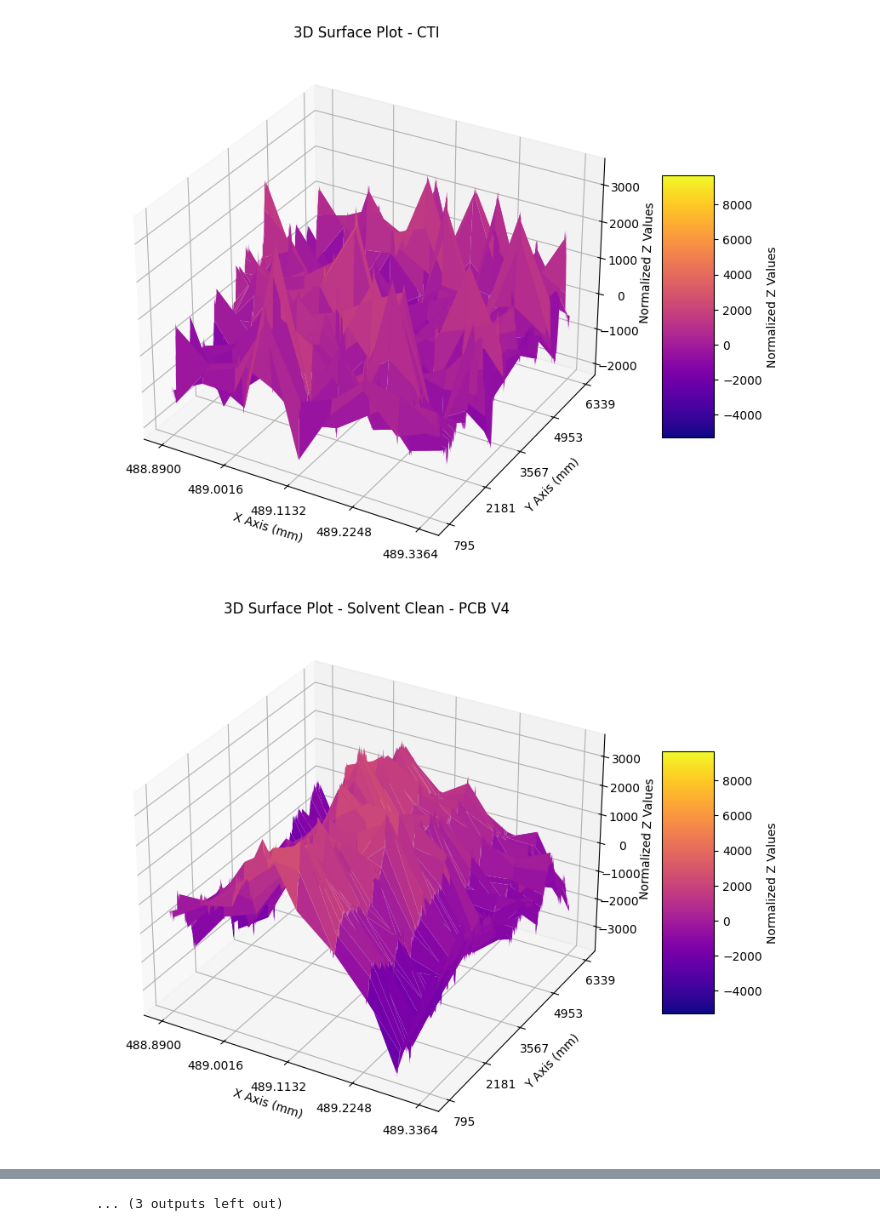
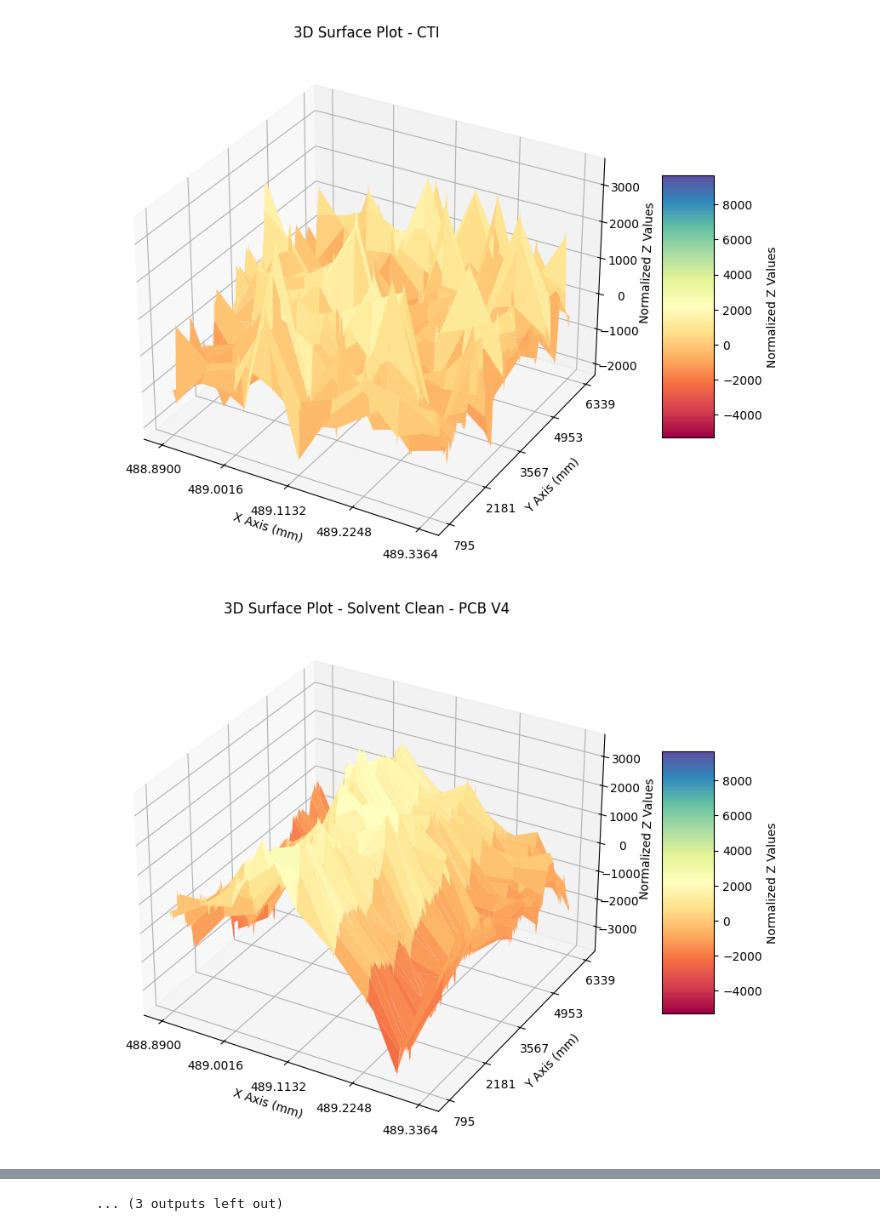
Before and after one commit to manakbajaj/Surface-Profilometry-Analyzer, a Jupyter notebook: Test 2.ipynb, the cells around one changed output, grey strips where cells are left out. Cells and saved outputs as stored; diff of their text form; code cells hidden in the pictures.

```diff
--- a/Test 2.ipynb
+++ b/Test 2.ipynb
@@ -107,33 +107,33 @@ for sheet_name in sheet_names:
     fig = plt.figure(figsize=(10, 8))
     ax = fig.add_subplot(111, projection='3d')
 
     # Create the surface plot with a gold colormap
-    surf = ax.plot_surface(X, Y, Z_normalized, cmap='plasma', vmin=global_z_min, vmax=global_z_max)
+    surf = ax.plot_surface(X, Y, Z_normalized, cmap='Spectral', vmin=global_z_min, vmax=global_z_max)
 
     # Add a color bar which maps values to colors
     cbar = fig.colorbar(surf, ax=ax, shrink=0.5, aspect=5)
     cbar.set_label('Normalized Z Values')
 
     # Label the axes with resolutions
     ax.set_xlabel('X Axis (mm)')
     ax.set_ylabel('Y Axis (mm)')
     ax.set_zlabel('Normalized Z Values')
 
     # Set ticks and labels based on resolution
     ax.set_xticks(np.linspace(x_coord, x_coord + x_points * x_resolution, 5))  # Adjust number of ticks as needed
     ax.set_yticks(np.linspace(y_coord, y_coord + y_points * y_resolution, 5))  # Adjust number of ticks as needed
 
     # Set the title to include the sheet name
     ax.set_title(f"3D Surface Plot - {sheet_name}")
 
     # Show the plot
     plt.show()
 
 # Create a DataFrame to display the results in a tabular format
 results_df = pd.DataFrame(results, columns=['Sheet Name', 'Ra (Arithmetic Average Roughness)', 'RSm (Slope of the material ratio curve)', 'Wz (Average Waviness Height)', 'Skewness', 'Kurtosis'])
 
 # Display the results DataFrame
 display(HTML(results_df.to_html(index=False)))
 # %% [output]
-[figure, old version]
+[figure, new version]
-[figure, old version]
+[figure, new version]
```
Also changed, not shown: parts of 3 cells of this notebook, 38 other files.
